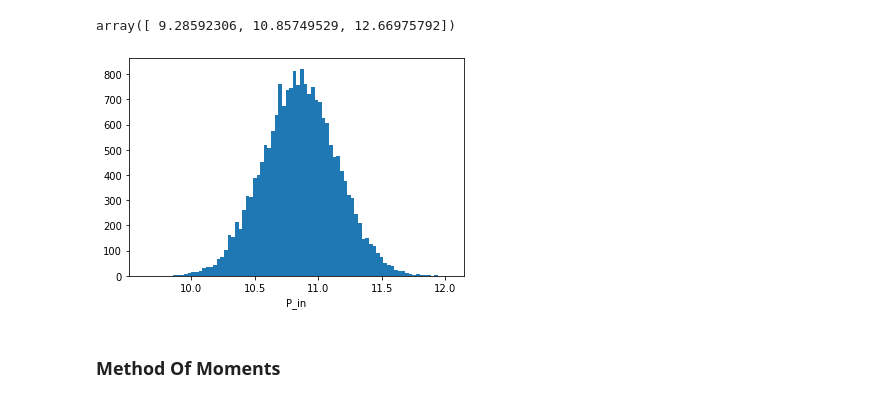
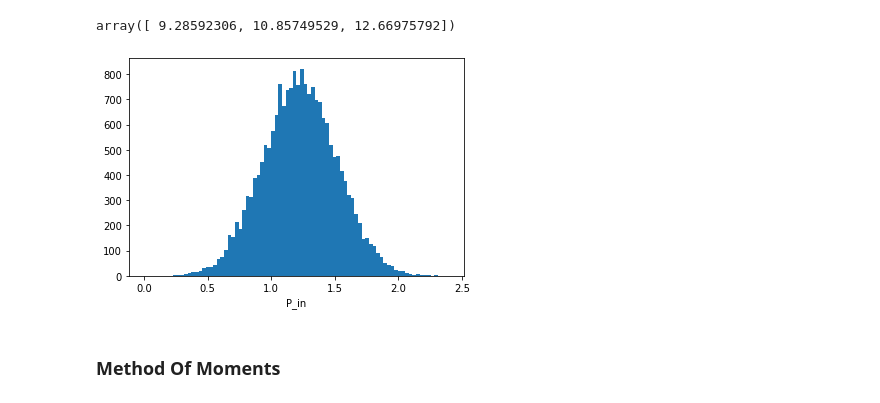
Before and after one commit to oriolgarrobe/Thesis, a Jupyter notebook: Untitled.ipynb, the cells around one changed output. Cells and saved outputs as stored; diff of their text form; code cells hidden in the pictures.

Commit message:
gamma_from_moments done

```diff
--- a/Untitled.ipynb
+++ b/Untitled.ipynb
@@ -36,13 +36,15 @@ from helper_functions import simulation
 random.seed(123456789)
 
 simulation = simulation(n_simulation, model, PSU, "Gauss")
+# %%
+gamma_sim = simulation - min(simulation)
 # %%
 # Plot historgram
-plt.hist(simulation, bins = 'auto')
+plt.hist(gamma_sim, bins = 'auto')
 plt.xlabel('P_in')
 plt.show()
 # %% [output]
-[figure, old version]
+[figure, new version]
 # %% [markdown]
 ### Method Of Moments
 # %% [markdown]
```
Also changed, not shown: parts of 49 cells of this notebook.
